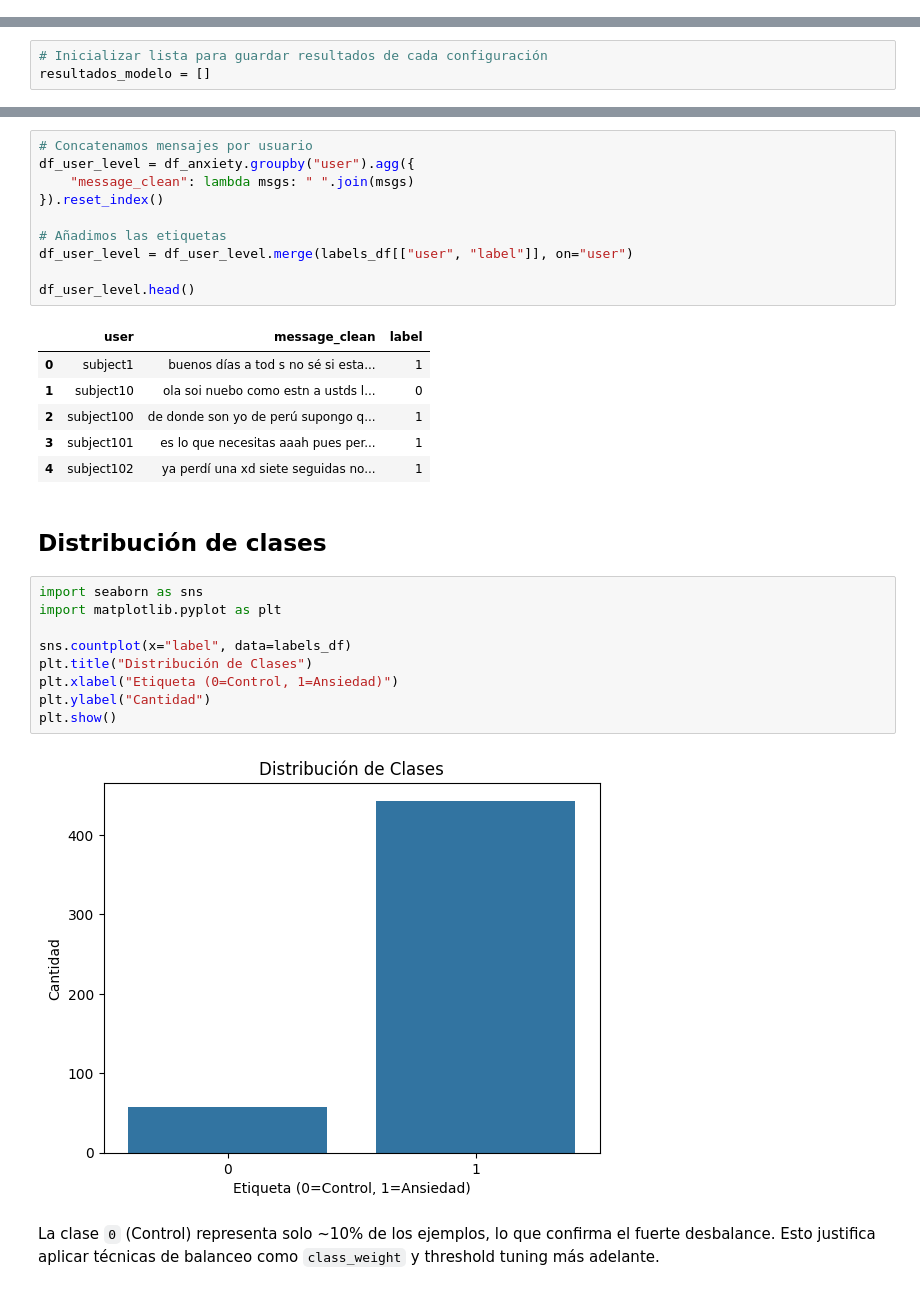
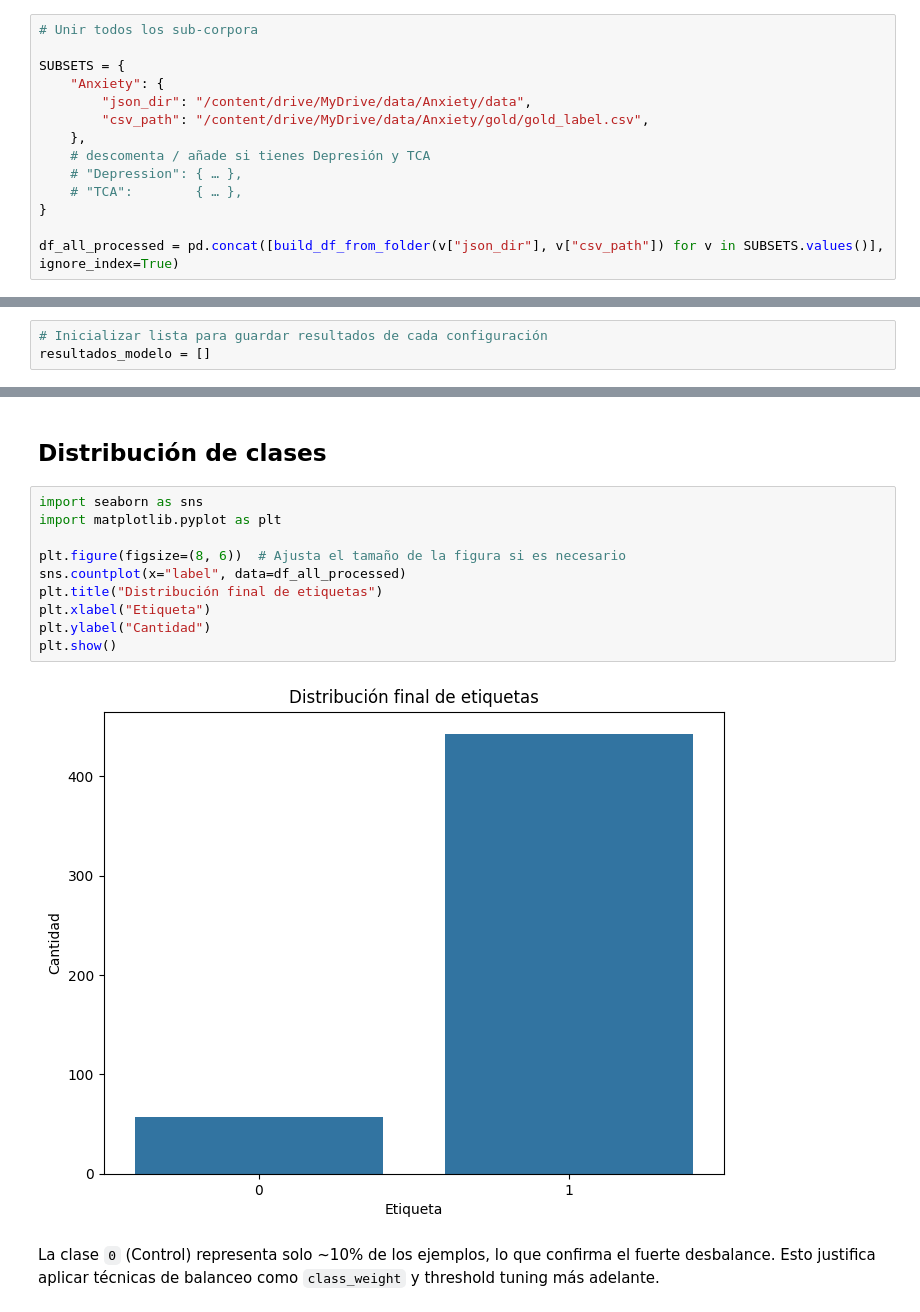
Before and after one commit to manununhez/mentalrisk-nlp-ucom, a Jupyter notebook: notebook/03_roberta_fine_tuning.ipynb, the cells around one changed output, grey strips where cells are left out. Saved outputs shown, nothing was run; the diff lists cells and outputs as text.

```diff
--- a/notebook/03_roberta_fine_tuning.ipynb
+++ b/notebook/03_roberta_fine_tuning.ipynb
@@ -170,0 +67,14 @@ df_anxiety.head(50)
+# %%
+# Unir todos los sub-corpora
+
+SUBSETS = {
+    "Anxiety": {
+        "json_dir": "/content/drive/MyDrive/data/Anxiety/data",
+        "csv_path": "/content/drive/MyDrive/data/Anxiety/gold/gold_label.csv",
+    },
+    # descomenta / añade si tienes Depresión y TCA
+    # "Depression": { … },
+    # "TCA":        { … },
+}
+
+df_all_processed = pd.concat([build_df_from_folder(v["json_dir"], v["csv_path"]) for v in SUBSETS.values()], ignore_index=True)
@@ -196,33 +122,17 @@ Se agrupan todos los mensajes por usuario para generar un único documento por u
-# %%
-# Concatenamos mensajes por usuario
-df_user_level = df_anxiety.groupby("user").agg({
-    "message_clean": lambda msgs: " ".join(msgs)
-}).reset_index()
-
-# Añadimos las etiquetas
-df_user_level = df_user_level.merge(labels_df[["user", "label"]], on="user")
-
-df_user_level.head()
-# %% [output]
-|  | user | message_clean | label |
-| 0 | subject1 | buenos días a tod s no sé si esta... | 1 |
-| 1 | subject10 | ola soi nuebo como estn a ustds l... | 0 |
-| 2 | subject100 | de donde son yo de perú supongo q... | 1 |
-| 3 | subject101 | es lo que necesitas aaah pues per... | 1 |
-| 4 | subject102 | ya perdí una xd siete seguidas no... | 1 |
 # %% [markdown]
 ## Distribución de clases
 # %%
 import seaborn as sns
 import matplotlib.pyplot as plt
 
-sns.countplot(x="label", data=labels_df)
-plt.title("Distribución de Clases")
-plt.xlabel("Etiqueta (0=Control, 1=Ansiedad)")
+plt.figure(figsize=(8, 6))  # Ajusta el tamaño de la figura si es necesario
+sns.countplot(x="label", data=df_all_processed)
+plt.title("Distribución final de etiquetas")
+plt.xlabel("Etiqueta")
 plt.ylabel("Cantidad")
 plt.show()
 # %% [output]
-[figure, old version]
+[figure, new version]
 # %% [markdown]
 La clase `0` (Control) representa solo ~10% de los ejemplos, lo que confirma el fuerte desbalance. Esto justifica aplicar técnicas de balanceo como `class_weight` y threshold tuning más adelante.
 # %% [markdown]
```
Also changed, not shown: parts of 37 cells of this notebook, 7 other files.
